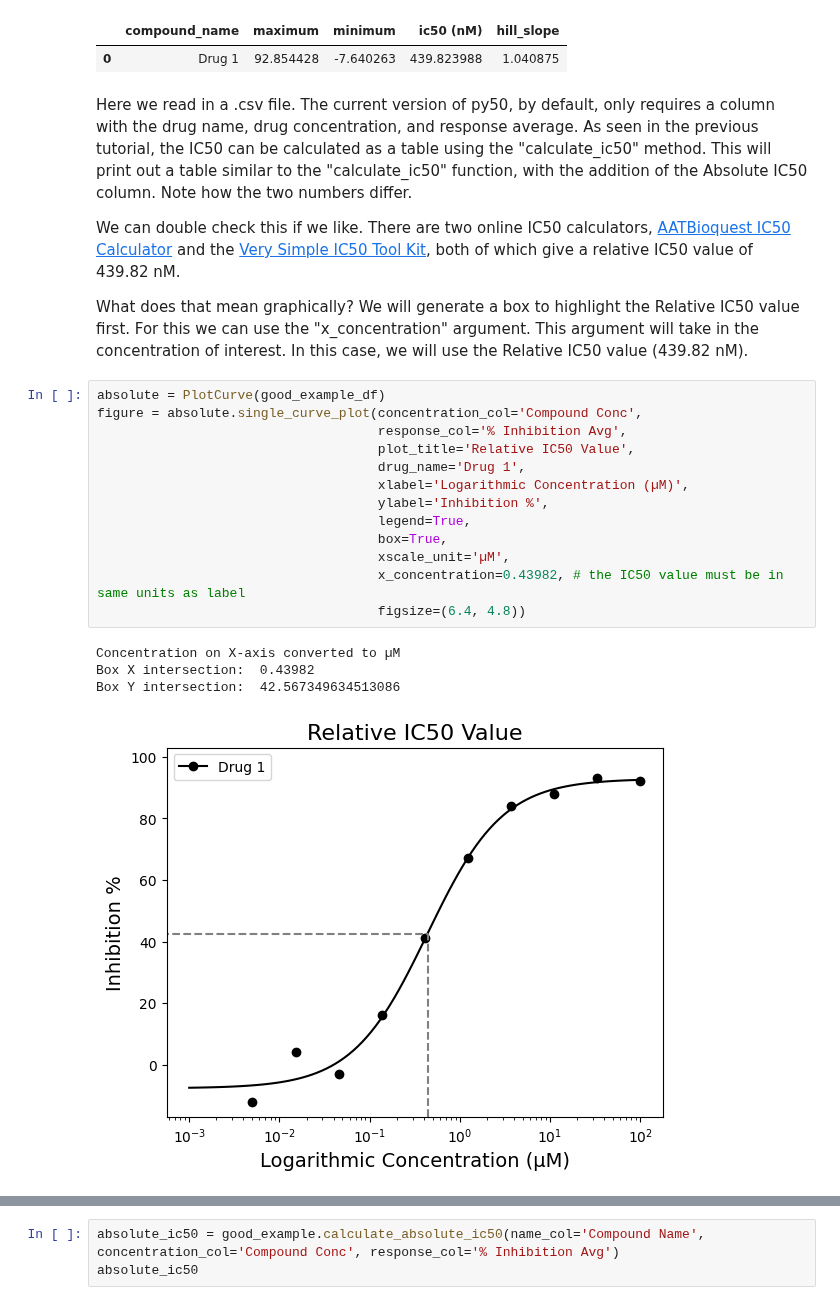
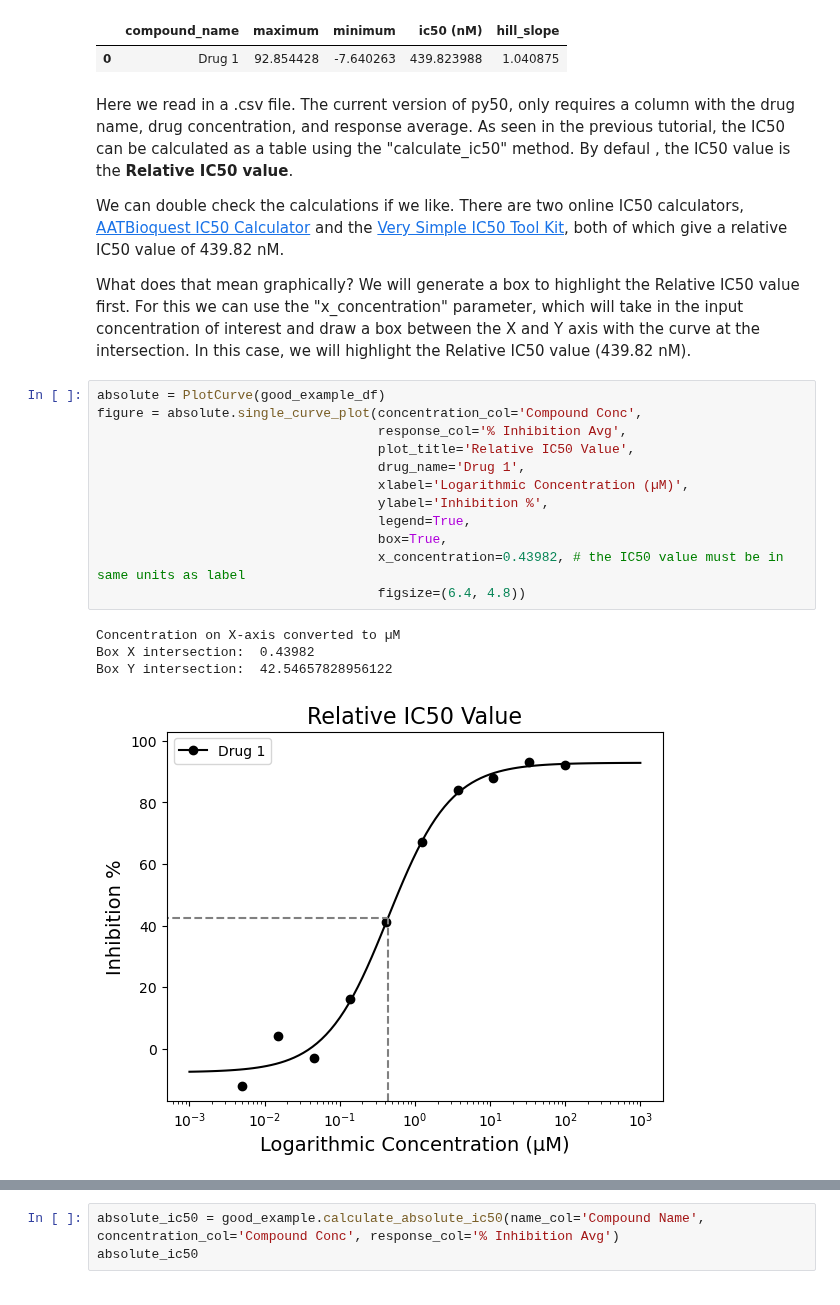
Before and after one commit to tlint101/py50, a Jupyter notebook: tutorials/002_absolute_ic50.ipynb, the cells around one changed output, grey strips where cells are left out. Cells and saved outputs as stored; diff of their text form.

```diff
--- a/tutorials/002_absolute_ic50.ipynb
+++ b/tutorials/002_absolute_ic50.ipynb
@@ -51,27 +51,26 @@ relative_ic50
 |  | compound_name | maximum | minimum | ic50 (nM) | hill_slope |
 | 0 | Drug 1 | 92.854428 | -7.640263 | 439.823988 | 1.040875 |
 # %% [markdown]
-Here we read in a .csv file. The current version of py50, by default, only requires a column with the drug name, drug concentration, and response average. As seen in the previous tutorial, the IC50 can be calculated as a table using the "calculate_ic50" method. This will print out a table similar to the "calculate_ic50" function, with the addition of the Absolute IC50 column. Note how the two numbers differ.
+Here we read in a .csv file. The current version of py50, only requires a column with the drug name, drug concentration, and response average. As seen in the previous tutorial, the IC50 can be calculated as a table using the "calculate_ic50" method. By defaul , the IC50 value is the **Relative IC50 value**.
 
-We can double check this if we like. There are two online IC50 calculators, [AATBioquest IC50 Calculator](https://www.aatbio.com/tools/ic50-calculator) and the [Very Simple IC50 Tool Kit](http://ic50.org/index.html), both of which give a relative IC50 value of 439.82 nM.
+We can double check the calculations if we like. There are two online IC50 calculators, [AATBioquest IC50 Calculator](https://www.aatbio.com/tools/ic50-calculator) and the [Very Simple IC50 Tool Kit](http://ic50.org/index.html), both of which give a relative IC50 value of 439.82 nM.
 
-What does that mean graphically? We will generate a box to highlight the Relative IC50 value first.  For this we can use the "x_concentration" argument. This argument will take in the concentration of interest. In this case, we will use the Relative IC50 value (439.82 nM).
+What does that mean graphically? We will generate a box to highlight the Relative IC50 value first.  For this we can use the "x_concentration" parameter, which will take in the input concentration of interest and draw a box between the X and Y axis with the curve at the intersection. In this case, we will highlight the Relative IC50 value (439.82 nM).
 # %%
 absolute = PlotCurve(good_example_df)
 figure = absolute.single_curve_plot(concentration_col='Compound Conc',
                                     response_col='% Inhibition Avg',
                                     plot_title='Relative IC50 Value',
                                     drug_name='Drug 1',
                                     xlabel='Logarithmic Concentration (µM)',
                                     ylabel='Inhibition %',
                                     legend=True,
                                     box=True,
-                                    xscale_unit='µM',
                                     x_concentration=0.43982, # the IC50 value must be in same units as label
                                     figsize=(6.4, 4.8))
 # %% [output]
 Concentration on X-axis converted to µM
 Box X intersection:  0.43982
-Box Y intersection:  42.567349634513086
+Box Y intersection:  42.54657828956122
-[figure, old version]
+[figure, new version]
 # %% [markdown]
```
Also changed, not shown: parts of 12 cells of this notebook.
